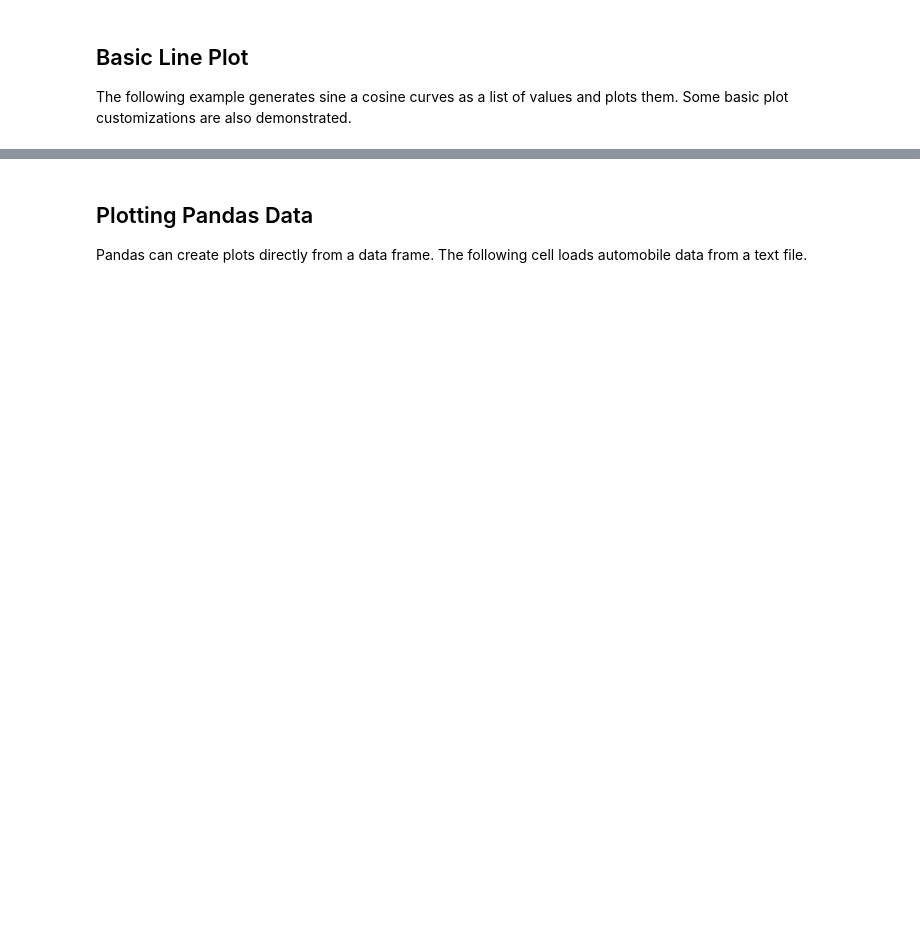
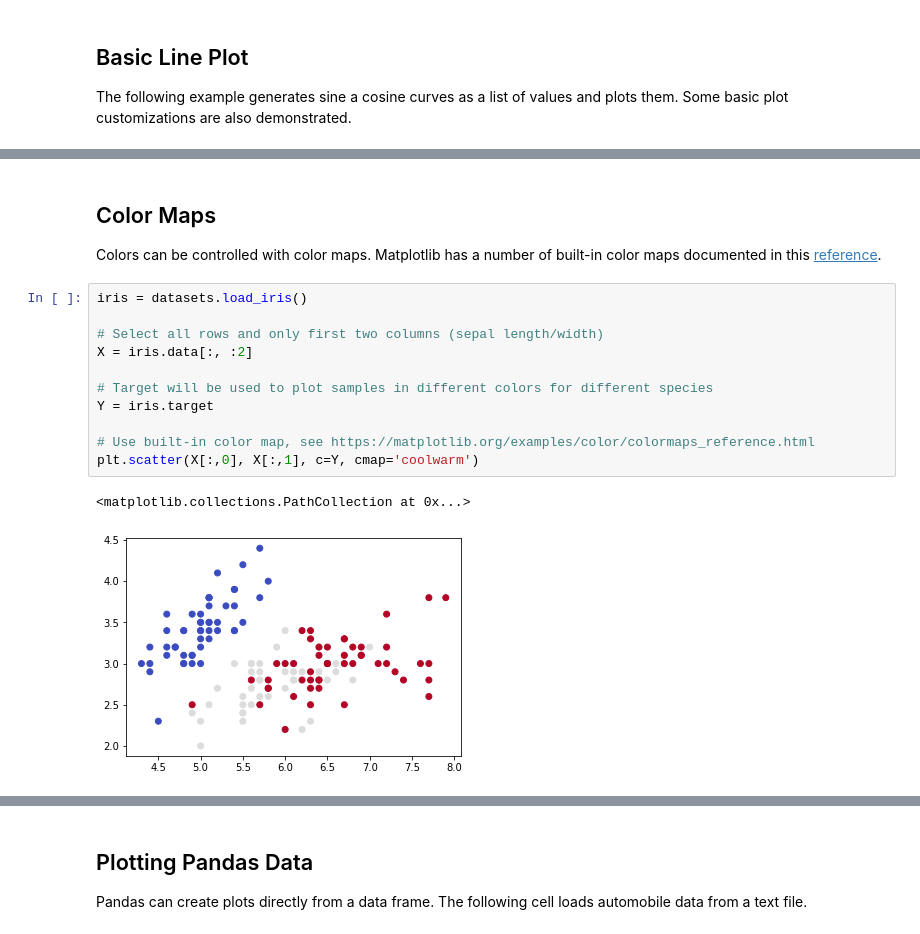
Before and after one commit to msiddalingaiah/MachineLearning, a Jupyter notebook: Notebooks/Matplotlib.ipynb, the cells around one changed output, grey strips where cells are left out. Drawn from its saved outputs; the diff is of its cells as text; blank space fills up the shorter version.

```diff
--- a/Notebooks/Matplotlib.ipynb
+++ b/Notebooks/Matplotlib.ipynb
@@ -27,0 +49,18 @@ plt.show()
+# %% [markdown]
+## Color Maps
+
+Colors can be controlled with color maps. Matplotlib has a number of built-in color maps documented in this [reference](https://matplotlib.org/examples/color/colormaps_reference.html).
+# %%
+iris = datasets.load_iris()
+
+# Select all rows and only first two columns (sepal length/width)
+X = iris.data[:, :2]
+
+# Target will be used to plot samples in different colors for different species
+Y = iris.target
+
+# Use built-in color map, see https://matplotlib.org/examples/color/colormaps_reference.html
+plt.scatter(X[:,0], X[:,1], c=Y, cmap='coolwarm')
+# %% [output]
+<matplotlib.collections.PathCollection at 0x...>
+[figure, added]
```
Also changed, not shown: parts of 11 cells of this notebook.
